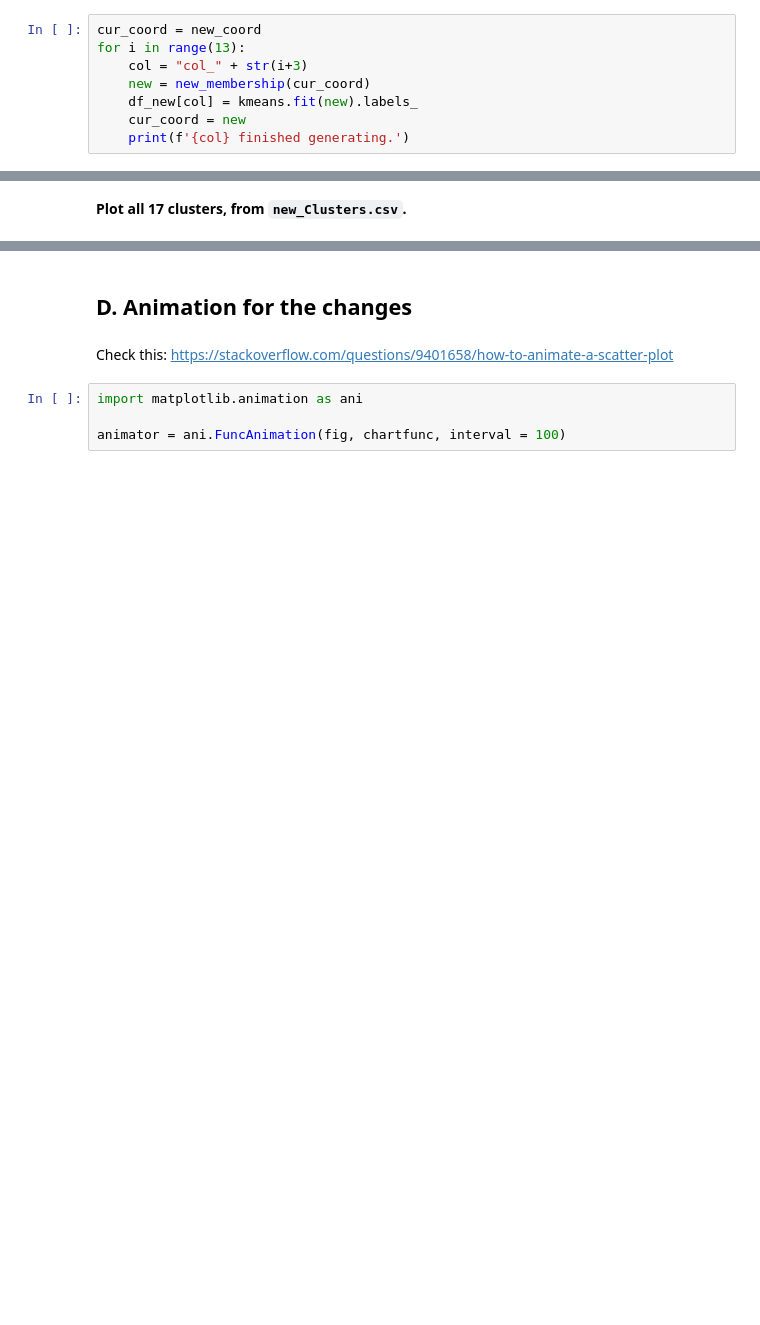
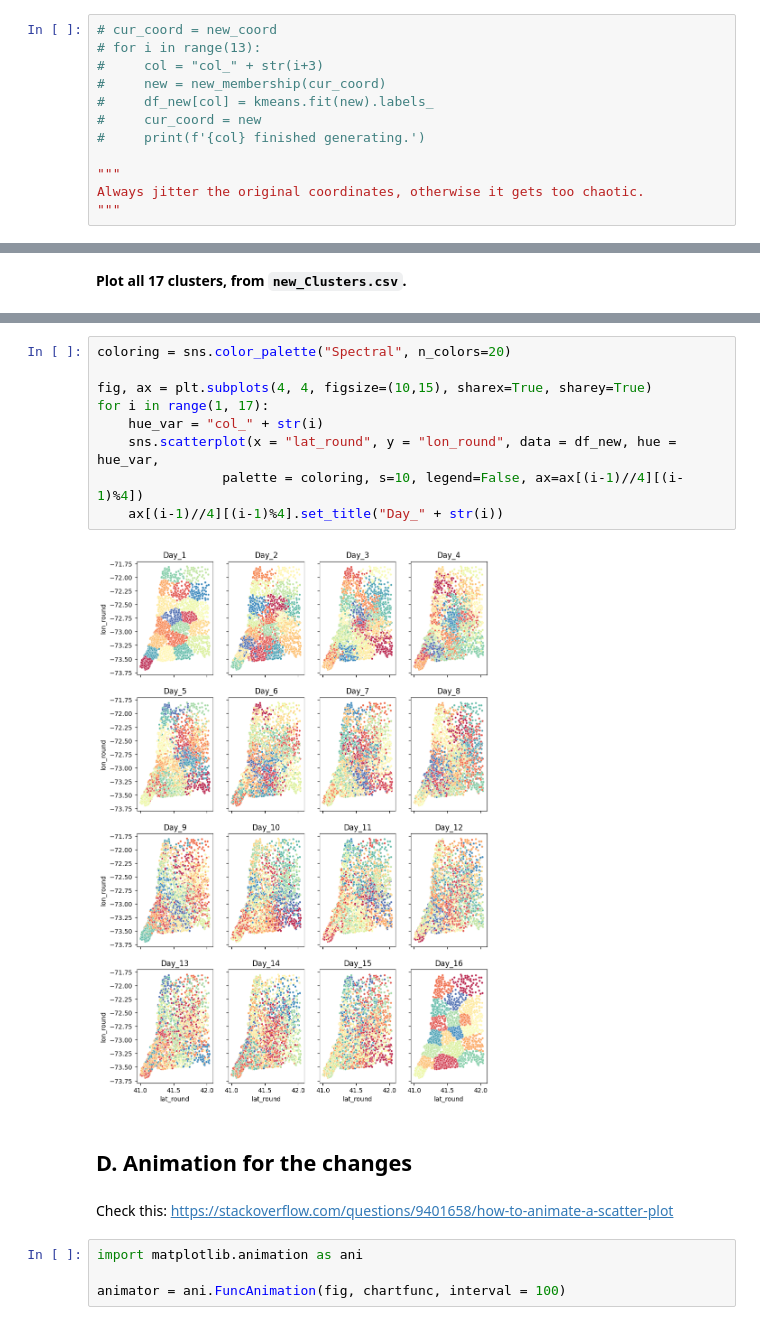
Before and after one commit to wanxinran/clustering_vis, a Jupyter notebook: code.ipynb, the cells around one changed output, grey strips where cells are left out. Cells and saved outputs as stored; diff of their text form; blank space fills up the shorter version.

```diff
--- a/code.ipynb
+++ b/code.ipynb
@@ -379,13 +377,17 @@ plt.scatter(new_coord[:,0], new_coord[:,1], s=5)
 # %% [markdown]
 **Apply to generate 13 more assignments.**
 # %%
-cur_coord = new_coord
-for i in range(13):
-    col = "col_" + str(i+3)
-    new = new_membership(cur_coord)
-    df_new[col] = kmeans.fit(new).labels_
-    cur_coord = new
-    print(f'{col} finished generating.')
+# cur_coord = new_coord
+# for i in range(13):
+#     col = "col_" + str(i+3)
+#     new = new_membership(cur_coord)
+#     df_new[col] = kmeans.fit(new).labels_
+#     cur_coord = new
+#     print(f'{col} finished generating.')
+
+"""
+Always jitter the original coordinates, otherwise it gets too chaotic.
+"""
 # %% [output]
 col_3 finished generating.
 col_4 finished generating.
@@ -466,6 +451,17 @@ max       19.000000     19.000000     19.000000     19.000000     19.000000
 | 2 | 19 | 41.814 | -72.259 | 18 | 13 | 17 | 6 | 3 | 7 | ... |
 | 3 | 19 | 41.814 | -72.259 | 18 | 13 | 17 | 6 | 7 | 15 | ... |
 | 4 | 10 | 41.594 | -73.051 | 3 | 2 | 11 | 4 | 8 | 1 | ... |
+# %%
+coloring = sns.color_palette("Spectral", n_colors=20)
+
+fig, ax = plt.subplots(4, 4, figsize=(10,15), sharex=True, sharey=True)
+for i in range(1, 17):
+    hue_var = "col_" + str(i)
+    sns.scatterplot(x = "lat_round", y = "lon_round", data = df_new, hue = hue_var,
+                palette = coloring, s=10, legend=False, ax=ax[(i-1)//4][(i-1)%4])
+    ax[(i-1)//4][(i-1)%4].set_title("Day_" + str(i))
+# %% [output]
+[figure, added]
 # %% [markdown]
 ## D. Animation for the changes
 # %% [markdown]
```
Also changed, not shown: parts of 9 cells of this notebook.
